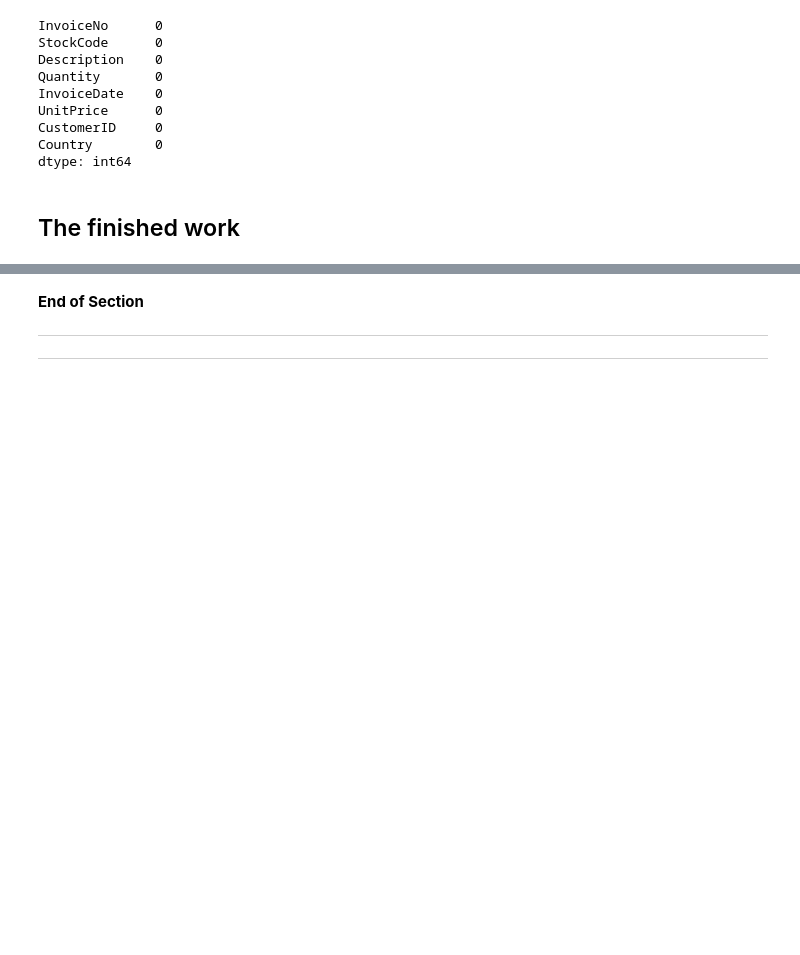
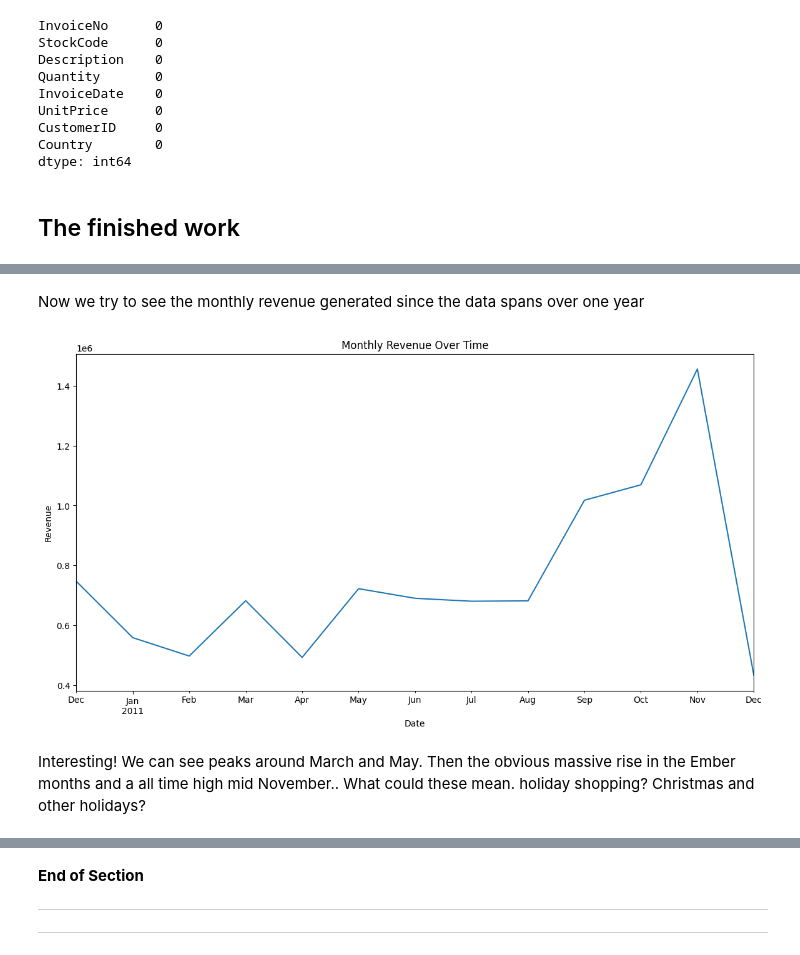
Before and after one commit to JoshuaPaul-lasisi/Customer_segmentation, a Jupyter notebook: Customer_segmentation.ipynb, the cells around one changed output, grey strips where cells are left out. Cells and saved outputs as stored; diff of their text form; code cells hidden in the pictures; blank space fills up the shorter version.

```diff
--- a/Customer_segmentation.ipynb
+++ b/Customer_segmentation.ipynb
@@ -224,0 +862,4 @@ df_cleaned.head()
+# %%
+# First we make a copy to play with andview the data
+time_df = df_cleaned.copy()
+time_df.head()
@@ -224,0 +873,4 @@ df_cleaned.head()
+# %%
+# Now we Ensure the InvoiceDate column is in datetime format.
+time_df['InvoiceDate'] = pd.to_datetime(df['InvoiceDate'])
+time_df.info()
@@ -224,0 +898,6 @@ df_cleaned.head()
+# %%
+time_df['Year'] = time_df['InvoiceDate'].dt.year
+time_df['Month'] = time_df['InvoiceDate'].dt.month
+time_df['Day'] = time_df['InvoiceDate'].dt.day
+time_df['Hour'] = time_df['InvoiceDate'].dt.hour
+time_df['Weekday'] = time_df['InvoiceDate'].dt.weekday
@@ -224,0 +906,2 @@ df_cleaned.head()
+# %%
+time_df['TotalRevenue'] = time_df['Quantity'] * time_df['UnitPrice']
@@ -224,0 +930,16 @@ df_cleaned.head()
+# %% [markdown]
+Now we try to see the monthly revenue generated since the data spans over one year
+# %%
+monthly_revenue = time_df.set_index('InvoiceDate').resample('M')['TotalRevenue'].sum()
+
+# Lets visualise it for better insight
+plt.figure(figsize=(14, 7))
+monthly_revenue.plot()
+plt.title('Monthly Revenue Over Time')
+plt.xlabel('Date')
+plt.ylabel('Revenue')
+plt.show()
+# %% [output]
+[figure, added]
+# %% [markdown]
+Interesting! We can see peaks around March and May. Then the obvious massive rise in the Ember months and a all time high mid November.. What could these mean. holiday shopping? Christmas and other holidays?
```
Also changed, not shown: parts of 112 cells of this notebook.
